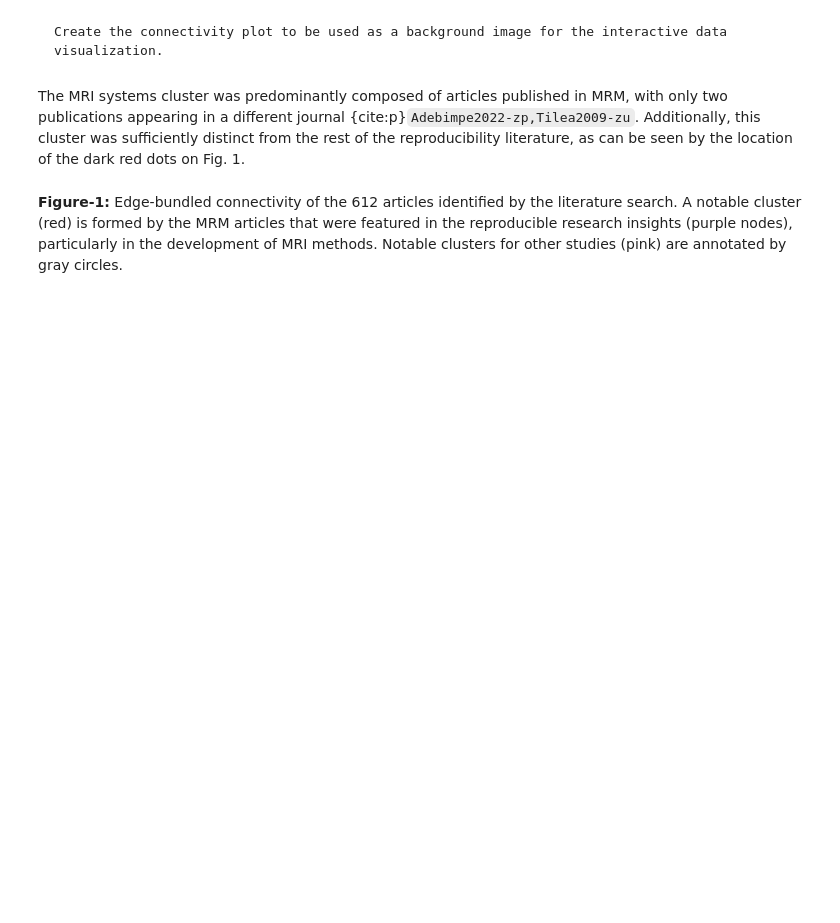
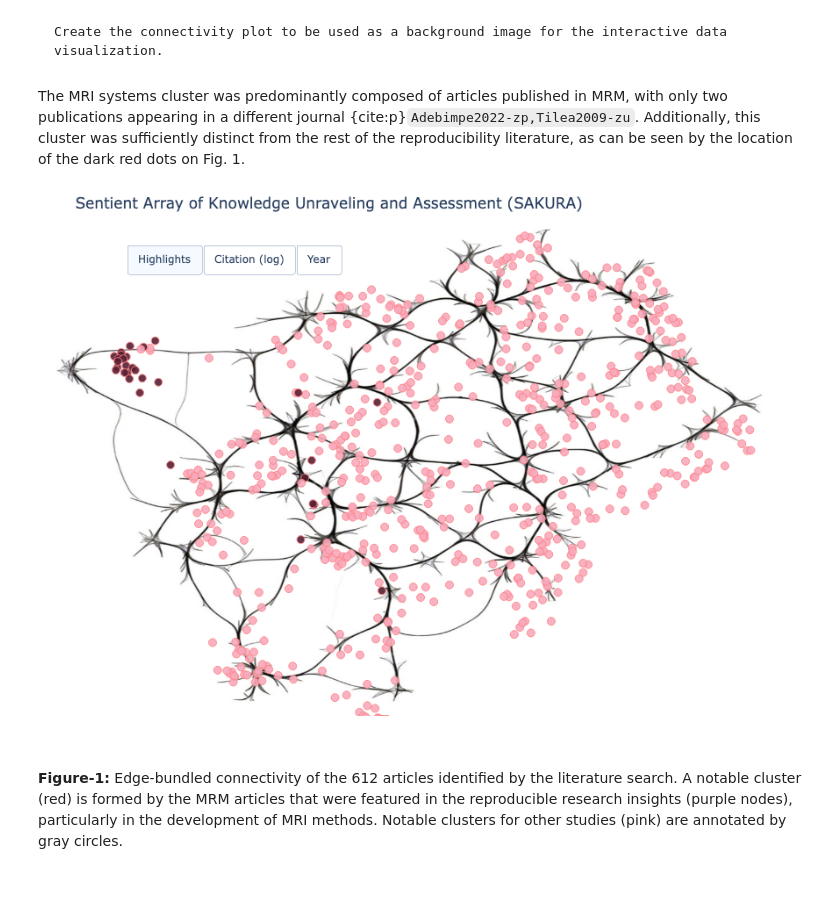
Before and after one commit to agahkarakuzu/mriscope, a Jupyter notebook: content/literature_overview.ipynb, the cells around one changed output. Cells and saved outputs as stored; diff of their text form; code cells hidden in the pictures; blank space fills up the shorter version.

```diff
--- a/content/literature_overview.ipynb
+++ b/content/literature_overview.ipynb
@@ -379,36 +395,38 @@ fig.update_layout(
         x=0.0,  # Start from the left edge
         y=1.0,  # Start from the top edge
         sizex=1,  # Stretch to full width
         sizey=1,  # Stretch to full height
         xanchor="left",
         yanchor="top",
         layer="below",
         sizing="stretch"
     )]
 )
 
 fig.update_xaxes(range=[0, 1], fixedrange=True)
 fig.update_yaxes(range=[0, 1], fixedrange=True, scaleanchor="x", scaleratio=1)
 
 fig.update_layout(yaxis={'visible': False, 'showticklabels': False})
 fig.update_layout(xaxis={'visible': False, 'showticklabels': False})
 
 fig.update_layout(
     title='Sentient Array of Knowledge Unraveling and Assessment (SAKURA)',
     hovermode='closest',
-    width = 850,
-    margin=dict(l=10,r=10,t=20,b=40),
-    height=bg_height * (785/bg_width),  # Maintain aspect ratio
+    width = 750,
+    margin=dict(l=10,r=10,t=40,b=40),
+    height=bg_height * (694/bg_width),  # Maintain aspect ratio
 )
 
 # fig.update_layout(title='Sentient Array of Knowledge Unraveling and Assessment (SAKURA)',
 #                  height = 850,
 #                  width = 884,
 #                 hovermode='closest')
 
 fig.show()
 # plot(fig, filename = 'sakura.html')
 # display(HTML('sakura.html'))
+# %% [output]
+[figure, added]
 # %% [markdown]
 **Figure-1:** Edge-bundled connectivity of the 612 articles identified by the literature search. A notable cluster (red) is formed by the MRM articles that were featured in the reproducible research insights (purple nodes), particularly in the development of MRI methods. Notable clusters for other studies (pink) are annotated by gray circles.
 # %%
```
Also changed, not shown: parts of 5 cells of this notebook, 3 other files.
